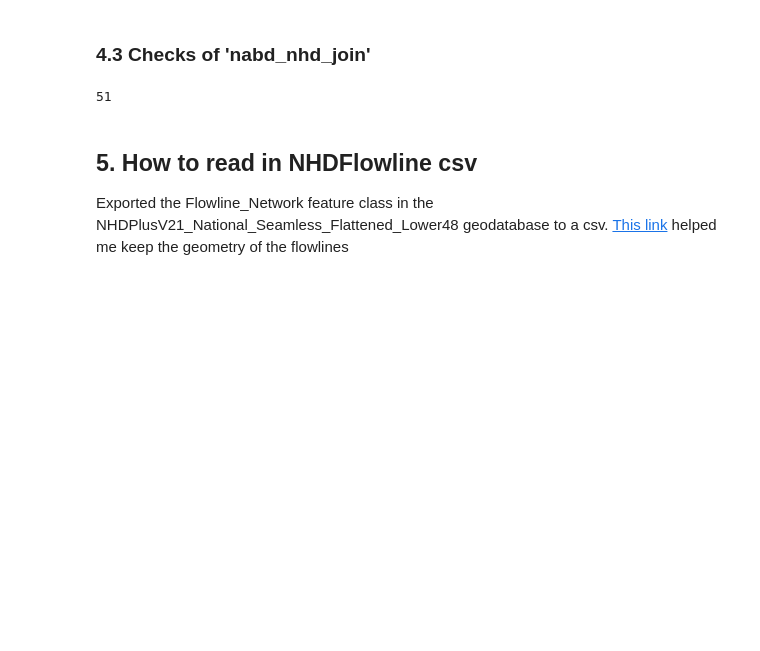
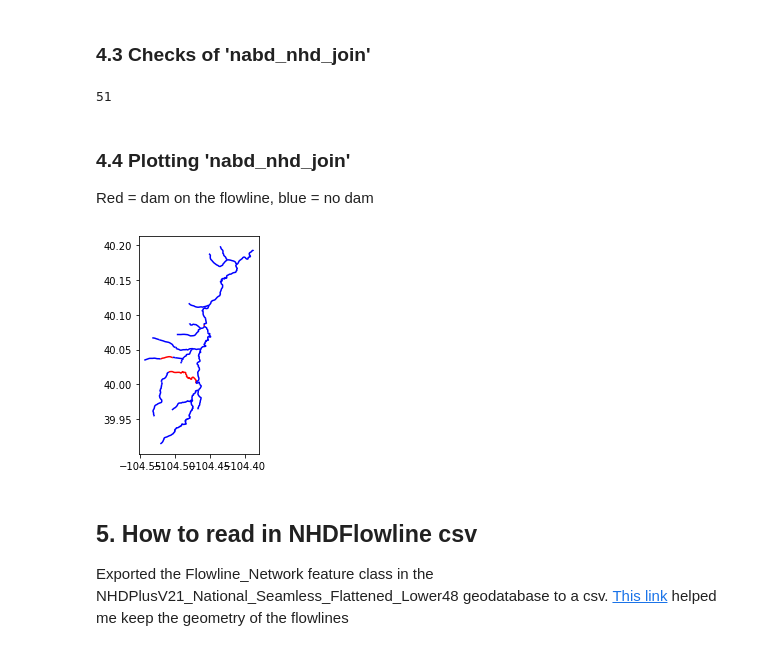
Before and after one commit to rspinti/River_bifurcation, a Jupyter notebook: Workflow_cleaned.ipynb, the cells around one changed output. Cells and saved outputs as stored; diff of their text form; code cells hidden in the pictures; blank space fills up the shorter version.

```diff
--- a/Workflow_cleaned.ipynb
+++ b/Workflow_cleaned.ipynb
@@ -119,6 +119,43 @@ print(len(nabd_nhd_join))  #check the merge
 # nabd_nhd_join[nabd_nhd_join.streamorder>0].plot(subplots=FALSE)
 # %% [output]
 51
+# %% [markdown]
+### 4.4 Plotting 'nabd_nhd_join'
+Red =  dam on the flowline, blue = no dam
+# %%
+# Joined data
+# trying to plot data when geometry is WKT
+from shapely import wkt
+
+## get WKT in the correct format
+nabd_nhd_join = nabd_nhd_join.rename(columns={"WKT": "Coordinates"}) #rename column
+nabd_nhd_join.Coordinates = nabd_nhd_join.Coordinates.astype(str)
+# flowlines_test.COMID = flowlines_test.COMID.apply(str)
+nabd_nhd_join['Coordinates'] = nabd_nhd_join['Coordinates'].apply(wkt.loads)
+nabd_nhd_join_gdf = gp.GeoDataFrame(nabd_nhd_join, geometry='Coordinates')
+
+## Checking
+# print(nabd_nhd_join.head(5))
+# # type(nabd_nhd_join.Coordinates)
+# nabd_nhd_join.info()
+# print(nabd_nhd_join_gdf.head())
+
+## Plotting
+# set(nabd_nhd_join_gdf.Norm_stor)
+len(nabd_nhd_join_gdf.Norm_stor)
+colors = []
+for i in range(0,51):
+    if (pd.isnull(nabd_nhd_join_gdf['Norm_stor'][i])):
+        colors.append('b')
+    else:
+        colors.append('r')
+
+
+nabd_nhd_join_gdf.plot(color=colors)
+plt.savefig('Small_dataset.png', dpi = 500)
+plt.show()
+# %% [output]
+[figure, added]
 # %% [markdown]
 ## 5. How to read in NHDFlowline csv
 Exported the Flowline_Network feature class in the NHDPlusV21_National_Seamless_Flattened_Lower48 geodatabase to a csv. [This link](https://gis.stackexchange.com/questions/23376/how-to-export-polygons-to-csv-with-coordinates) helped me keep the geometry of the flowlines
```
Also changed, not shown: parts of 7 cells of this notebook.
